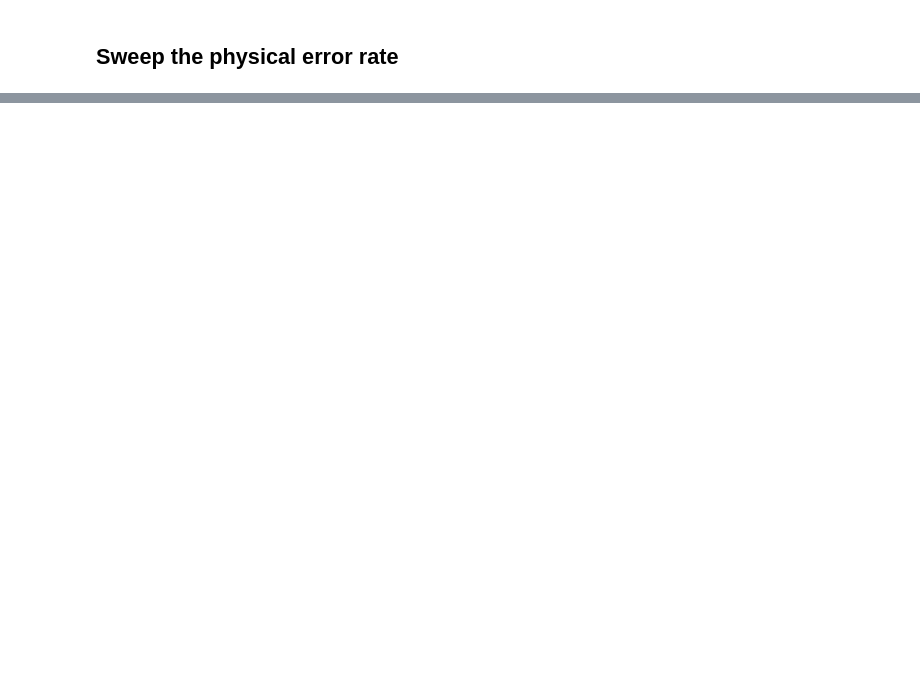
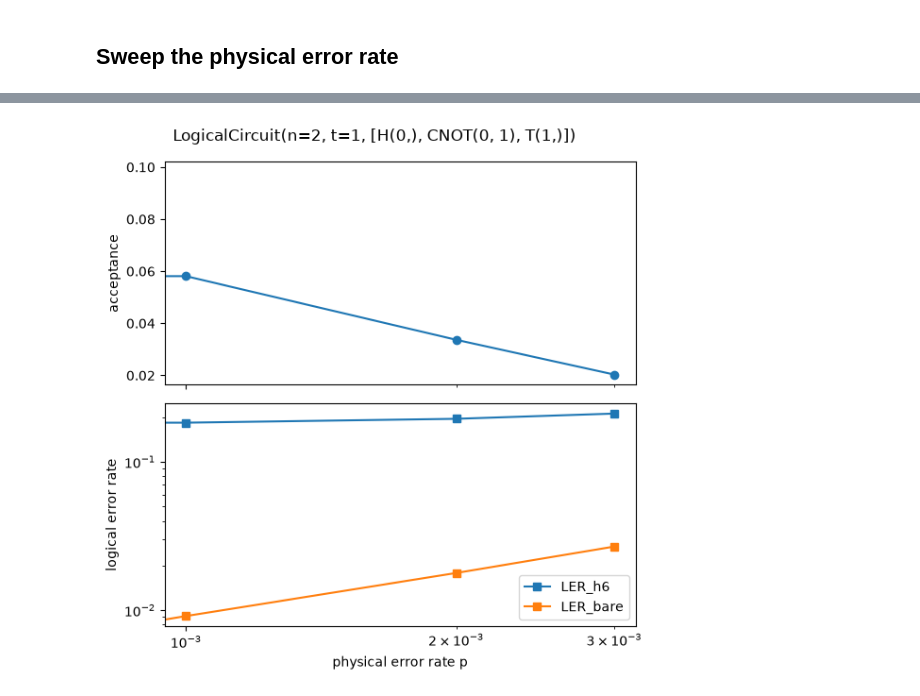
Before and after one commit to maggie-bao202/Fault-Tolerant-Simulation, a Jupyter notebook: notebooks/ft_pipeline_demo.ipynb, the cells around one changed output, grey strips where cells are left out. Cells and saved outputs as stored; diff of their text form; code cells hidden in the pictures; blank space fills up the shorter version.

```diff
--- a/notebooks/ft_pipeline_demo.ipynb
+++ b/notebooks/ft_pipeline_demo.ipynb
@@ -109,15 +155,19 @@ df
 # %%
 import matplotlib.pyplot as plt
 
 fig, (ax_acc, ax_ler) = plt.subplots(2, 1, sharex=True, figsize=(6, 6))
 fig.suptitle(str(lc))
 
 df.plot(x='p', y='accept', marker='o', ax=ax_acc, legend=False)
 ax_acc.set_ylabel('acceptance')
 
 df.plot(x='p', y=['LER', 'LER_bare'], marker='s', ax=ax_ler)
-ax_ler.legend(['LER_h6', 'LER_baseline'])
+ax_ler.legend(['LER_h6', 'LER_bare'])
 ax_ler.set_ylabel('logical error rate')
 ax_ler.set_xlabel('physical error rate p')
+ax_ler.set_yscale('log')
+ax_ler.set_xscale('log')  # shared x -> applies to ax_acc too; p=0 point is dropped
 
 fig.tight_layout()
+# %% [output]
+[figure, added]
```
Also changed, not shown: parts of 4 cells of this notebook.
